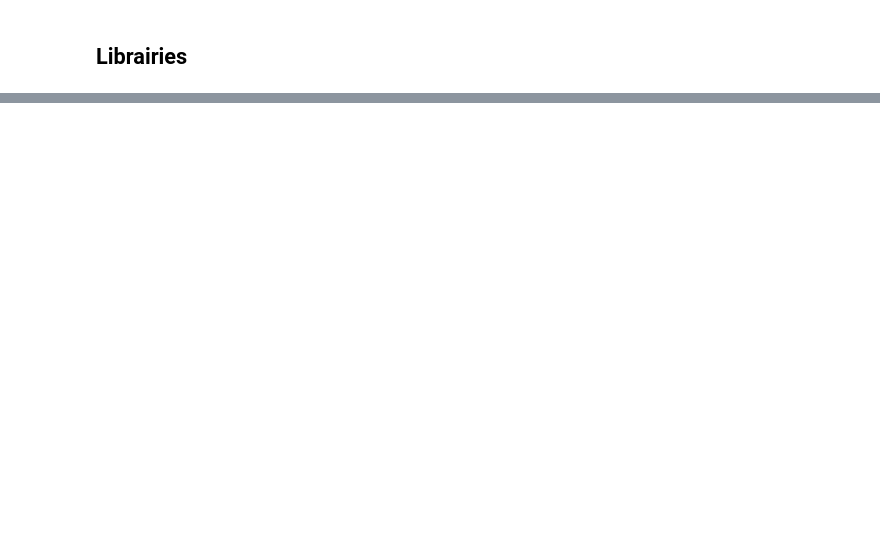
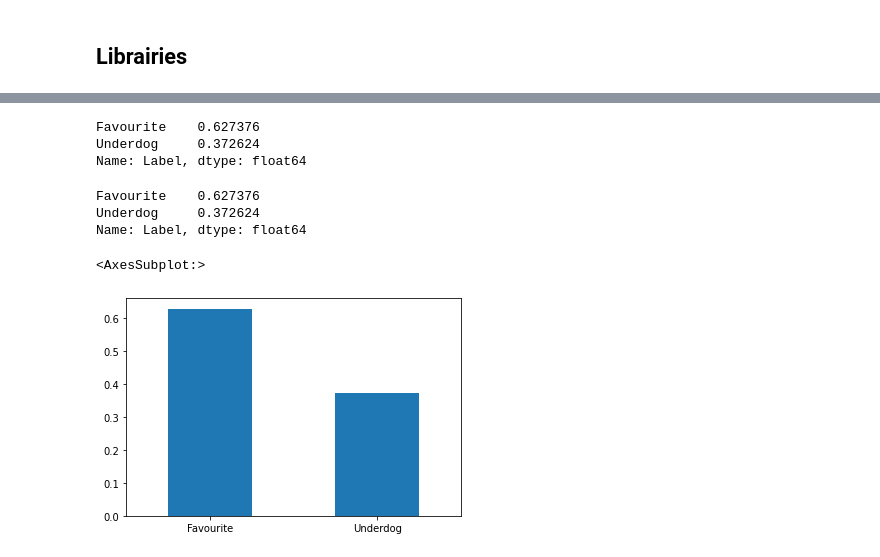
Before and after one commit to tkaden/FightPicker, a Jupyter notebook: fight_picker.ipynb, the cells around one changed output, grey strips where cells are left out. Saved outputs shown, nothing was run; the diff lists cells and outputs as text; code cells hidden in the pictures; blank space fills up the shorter version.

```diff
--- a/fight_picker.ipynb
+++ b/fight_picker.ipynb
@@ -214,0 +245,21 @@ def create_dummies(df,column_name):
+# %%
+# What percentage of Favourite fighters win?
+df['Label'].value_counts()
+fav_win = df['Label'].value_counts()/len(df)
+fav_win
+# %% [output]
+Favourite    0.627376
+Underdog     0.372624
+Name: Label, dtype: float64
+# %%
+perc = df['Label'].value_counts()/len(df)
+perc
+# %% [output]
+Favourite    0.627376
+Underdog     0.372624
+Name: Label, dtype: float64
+# %%
+perc.plot(kind='bar', rot=0)
+# %% [output]
+<AxesSubplot:>
+[figure, added]
```
Also changed, not shown: parts of 28 cells of this notebook, 17 other files.
